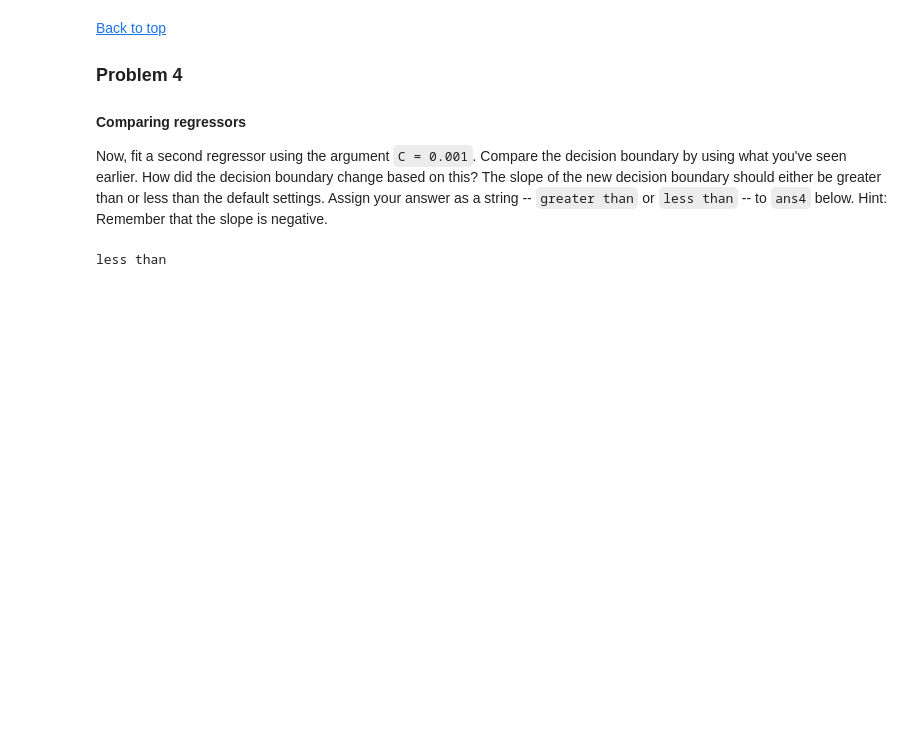
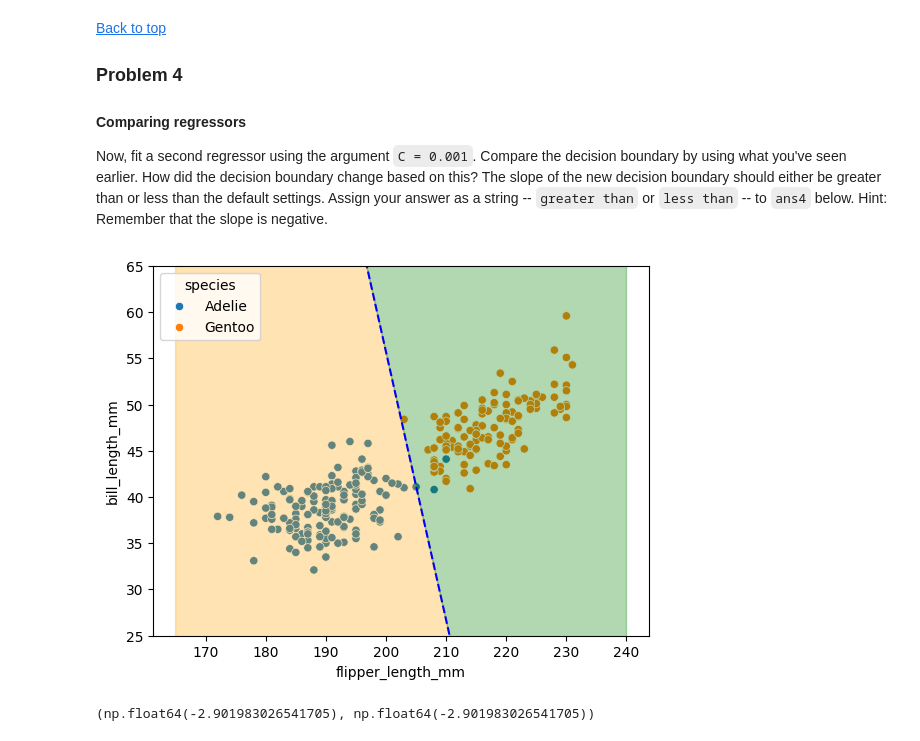
Before and after one commit to Subroy1/MSAI_AllPracticeModules, a Jupyter notebook: Module 13/colab_activity13_2.ipynb, the cells around one changed output. Drawn from its saved outputs; the diff is of its cells as text; code cells hidden in the pictures; blank space fills up the shorter version.

```diff
--- a/Module 13/colab_activity13_2.ipynb
+++ b/Module 13/colab_activity13_2.ipynb
@@ -164,14 +163,30 @@ print(decision_boundary(x, beta_0, beta_1, beta_2)[0], decision_boundary(x, beta
 
 
 Now, fit a second regressor using the argument `C = 0.001`. Compare the decision boundary by using what you've seen earlier. How did the decision boundary change based on this?  The slope of the new decision boundary should either be greater than or less than the default settings. Assign your answer as a string -- `greater than` or `less than` -- to `ans4` below. Hint: Remember that the slope is negative.
-# %%
-
-
-ans4 = ''
-
-
-
-# Answer check
-print(ans4)
-# %% [output]
-less than
+# %%
+ans4 = ''
+#YOUR CODE
+old_slope = (-beta_1/beta_2)
+log_reg = LogisticRegression(C=0.001)
+log_reg.fit(X_train,y_train)
+
+beta_0c = log_reg.intercept_[0]
+beta_1c = log_reg.coef_[0][0]
+beta_2c = log_reg.coef_[0][1]
+
+sns.scatterplot(data=penguins , x ='flipper_length_mm', y ='bill_length_mm', hue = 'species')
+plt.plot(x, decision_boundary(x, beta_0, beta_1, beta_2), '--', color = 'blue')
+plt.ylim(25, 65)
+plt.fill_between(x, decision_boundary(x, beta_0c, beta_1c, beta_2c), alpha = 0.3, color = 'orange')
+plt.fill_between(x, decision_boundary(x, beta_0c, beta_1c, beta_2c), np.repeat(70, 100), alpha = 0.3, color = 'green')
+
+new_slope = (-beta_1c/beta_2c)
+
+# Answer check
+print(ans4)#less than
+# %% [output]
+[figure, added]
+# %%
+new_slope, old_slope
+# %% [output]
+(np.float64(-2.901983026541705), np.float64(-2.901983026541705))
```
Also changed, not shown: parts of 3 cells of this notebook.
